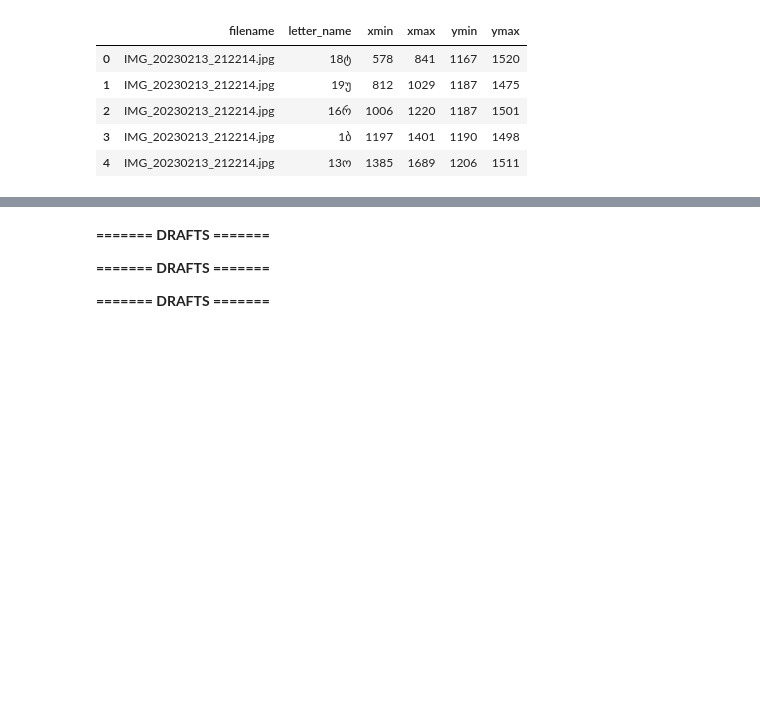
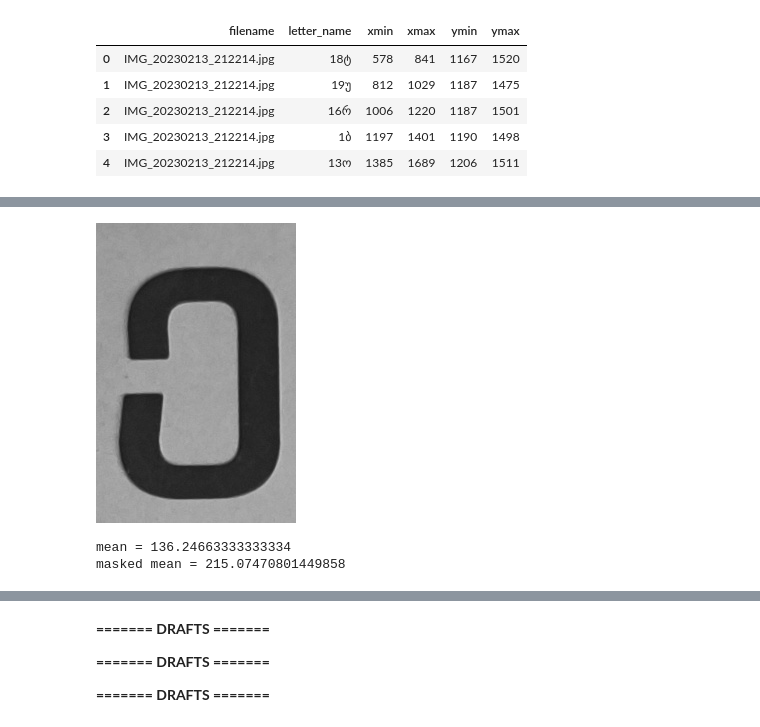
Before and after one commit to am-tropin/georgian-letters, a Jupyter notebook: Georgian_letters_recognition_TF.ipynb, the cells around one changed output, grey strips where cells are left out. Saved outputs shown, nothing was run; the diff lists cells and outputs as text; code cells hidden in the pictures; blank space fills up the shorter version.

```diff
--- a/Georgian_letters_recognition_TF.ipynb
+++ b/Georgian_letters_recognition_TF.ipynb
@@ -127,6 +127,24 @@ from google.colab.patches import cv2_imshow
 # %%
 letter_names = set(list(df['letter_name']))
 # letter_names
+# %%
+def reverse_image(img_test):
+    height, width = img_test.shape[:2]
+    border_delta = 0.02
+
+    # mean grayscale value
+    mean_image = np.mean(img_test)
+
+    # grayscale values near the borders
+    mean_left_border = np.mean(img_test[:, int(width*(1-border_delta)):width])
+    mean_right_border = np.mean(img_test[:, 0:int(width*border_delta)])
+    mean_upper_border = np.mean(img_test[0:int(height*border_delta), :])
+    mean_lower_border = np.mean(img_test[int(height*(1-border_delta)):height, :])
+
+    if mean_image > np.mean(np.array([mean_left_border, mean_right_border, mean_upper_border, mean_lower_border])):
+        return cv2.bitwise_not(img_test)
+    else:
+        return img_test
 # %%
 df_short = df.head(30)
 # %%
@@ -163,0 +185,17 @@ for f in files:
+# %%
+cv2_imshow(reverse_image(img_test))
+# %% [output]
+[figure, added]
+# %%
+# threshold
+thresh = cv2.threshold(img_test, 180, 255, cv2.THRESH_BINARY)[1]
+
+# count number of white pixels
+mean = np.mean(img_test)
+print("mean =", mean)
+
+mean_masked = np.mean(img_test[np.where(thresh == 255)])
+print("masked mean =", mean_masked)
+# %% [output]
+mean = 136.24663333333334
+masked mean = 215.07470801449858
```
Also changed, not shown: parts of 8 cells of this notebook.
